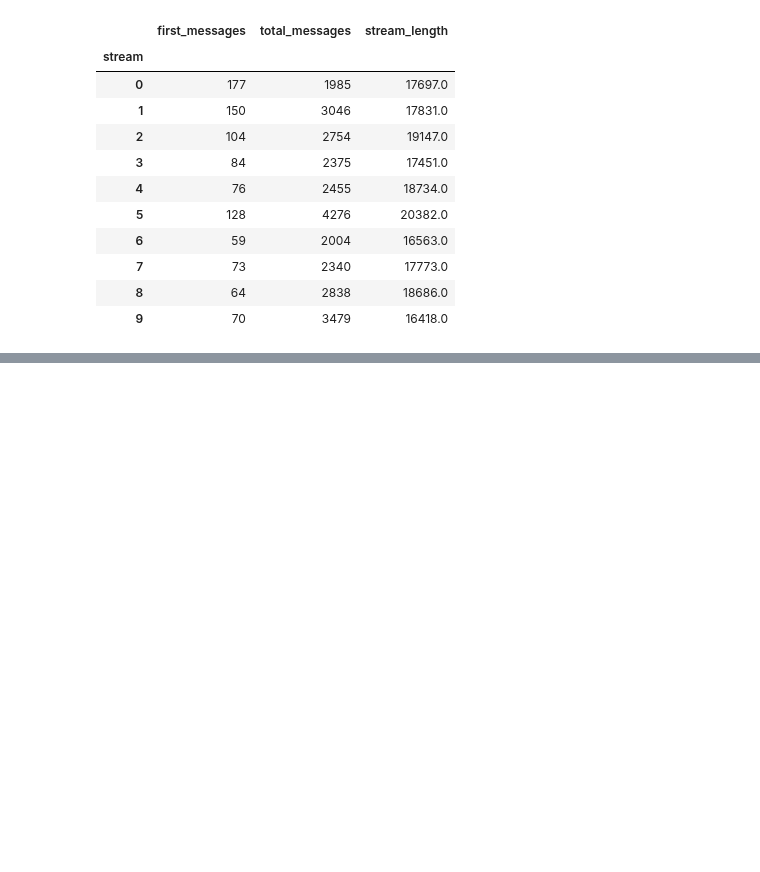
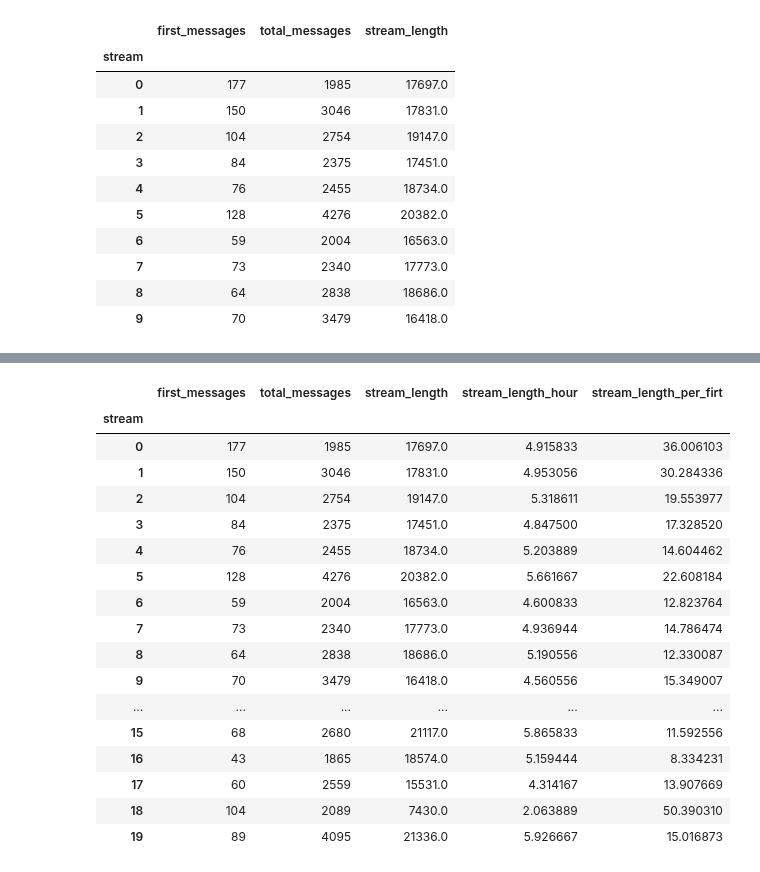
Before and after one commit to balintkardos/ChatlogDorozea, a Jupyter notebook: first_message.ipynb, the cells around one changed output, grey strips where cells are left out. Drawn from its saved outputs; the diff is of its cells as text; code cells hidden in the pictures; blank space fills up the shorter version.

```diff
--- a/first_message.ipynb
+++ b/first_message.ipynb
@@ -191,0 +206,21 @@ stream_stats.head(10)
+# %%
+stream_stats.head(20)
+# %% [output]
+|  | first_messages | total_messages | stream_length | stream_length_hour | stream_length_per_firt |
+| stream |  |  |  |  |  |
+| 0 | 177 | 1985 | 17697.0 | 4.915833 | 36.006103 |
+| 1 | 150 | 3046 | 17831.0 | 4.953056 | 30.284336 |
+| 2 | 104 | 2754 | 19147.0 | 5.318611 | 19.553977 |
+| 3 | 84 | 2375 | 17451.0 | 4.847500 | 17.328520 |
+| 4 | 76 | 2455 | 18734.0 | 5.203889 | 14.604462 |
+| 5 | 128 | 4276 | 20382.0 | 5.661667 | 22.608184 |
+| 6 | 59 | 2004 | 16563.0 | 4.600833 | 12.823764 |
+| 7 | 73 | 2340 | 17773.0 | 4.936944 | 14.786474 |
+| 8 | 64 | 2838 | 18686.0 | 5.190556 | 12.330087 |
+| 9 | 70 | 3479 | 16418.0 | 4.560556 | 15.349007 |
+| ... | ... | ... | ... | ... | ... |
+| 15 | 68 | 2680 | 21117.0 | 5.865833 | 11.592556 |
+| 16 | 43 | 1865 | 18574.0 | 5.159444 | 8.334231 |
+| 17 | 60 | 2559 | 15531.0 | 4.314167 | 13.907669 |
+| 18 | 104 | 2089 | 7430.0 | 2.063889 | 50.390310 |
+| 19 | 89 | 4095 | 21336.0 | 5.926667 | 15.016873 |
```
Also changed, not shown: parts of 14 cells of this notebook, 2 other files.
